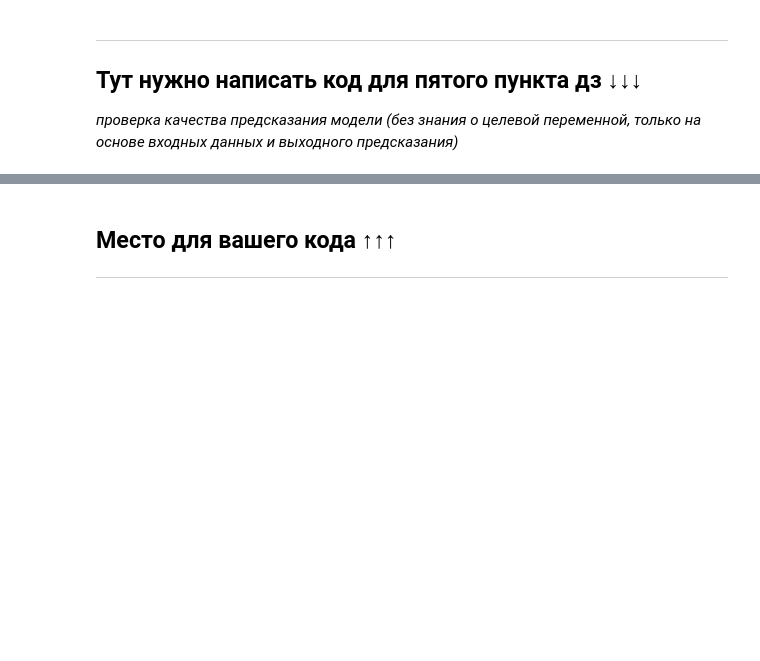
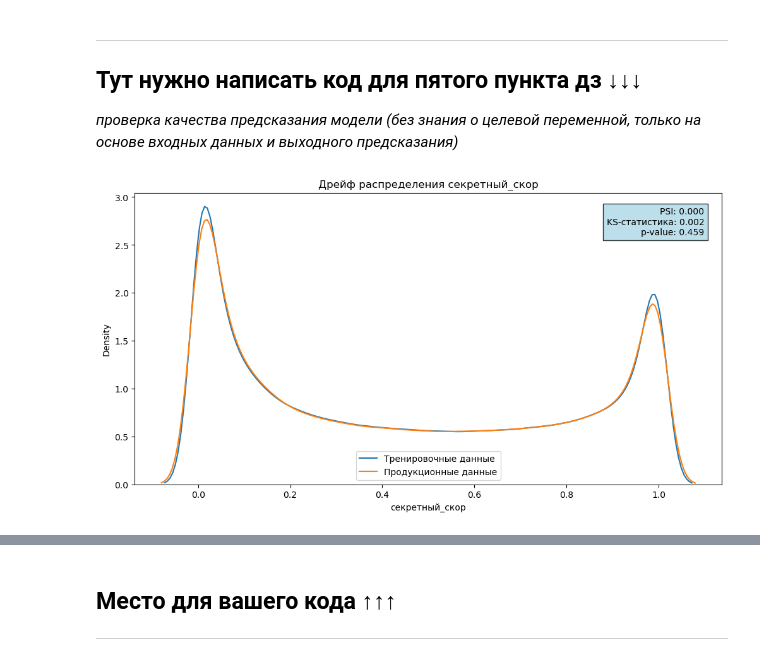
Before and after one commit to KatieGalaeva/shad, a Jupyter notebook: ml_final/teta_ML.ipynb, the cells around one changed output, grey strips where cells are left out. Cells and saved outputs as stored; diff of their text form; code cells hidden in the pictures; blank space fills up the shorter version.

```diff
--- a/ml_final/teta_ML.ipynb
+++ b/ml_final/teta_ML.ipynb
@@ -339,13 +357,13 @@ print(best_score)
 import numpy as np
 from sklearn.metrics import f1_score
 
-# Получаем вероятности для положительного класса
-probas = best_model.predict_proba(X_val)[:, 1]
+
+probas = model.predict_proba(X_val)[:, 1]
 
 best_thr = 0
 best_f1 = 0
 
-for thr in np.arange(0.5, 1.01, 0.01):
+for thr in np.arange(0.5, 1, 0.01):
     preds = (probas >= thr).astype(int)
     f1 = f1_score(y_val, preds)
     if f1 > best_f1:
@@ -522,0 +537,46 @@ for row in tqdm(test.itertuples(index=False), total=len(test)):
+# %%
+from scipy.stats import ks_2samp
+def calculate_psi(train_data, prod_data, feature, bins=10):
+    train_series = train_data[feature]
+    prod_series = prod_data[feature]
+    percentiles = np.percentile(train_series, np.linspace(0, 100, bins + 1))
+    percentiles[-1] += 1e-6
+    train_counts, _ = np.histogram(train_series, percentiles)
+    prod_counts, _ = np.histogram(prod_series, percentiles)
+    epsilon = 1e-6
+    train_distr = train_counts / len(train_series) + epsilon
+    prod_distr = prod_counts / len(prod_series) + epsilon
+
+    psi = np.sum((prod_distr - train_distr) * np.log(prod_distr / train_distr))
+    return psi
+
+def calculate_ks(train_data, prod_data, feature):
+    ks_stat, p_value = ks_2samp(train_data[feature], prod_data[feature])
+    return ks_stat, p_value
+
+def plot_drift(reference_data, production_data, feature):
+    psi = calculate_psi(reference_data, production_data, feature)
+    ks_stat, ks_p = calculate_ks(reference_data, production_data, feature)
+    plt.figure(figsize=(12, 6))
+    sns.kdeplot(reference_data[feature], label='Тренировочные данные')
+    sns.kdeplot(production_data[feature], label='Продукционные данные')
+    textstr = (
+        f'PSI: {psi:.3f}\n'
+        f'KS-статистика: {ks_stat:.3f}\n'
+        f'p-value: {ks_p:.3f}'
+    )
+    plt.text(
+        0.97, 0.95,
+        textstr,
+        transform=plt.gca().transAxes,
+        ha='right',
+        va='top',
+        bbox=dict(facecolor='lightblue', alpha=0.8)
+    )
+    plt.title(f'Дрейф распределения {feature}')
+    plt.legend()
+    plt.show()
+
+plot_drift(X_train, production_data, 'секретный_скор')
+# %% [output]
+[figure, added]
```
Also changed, not shown: parts of 37 cells of this notebook, 1 other file.
